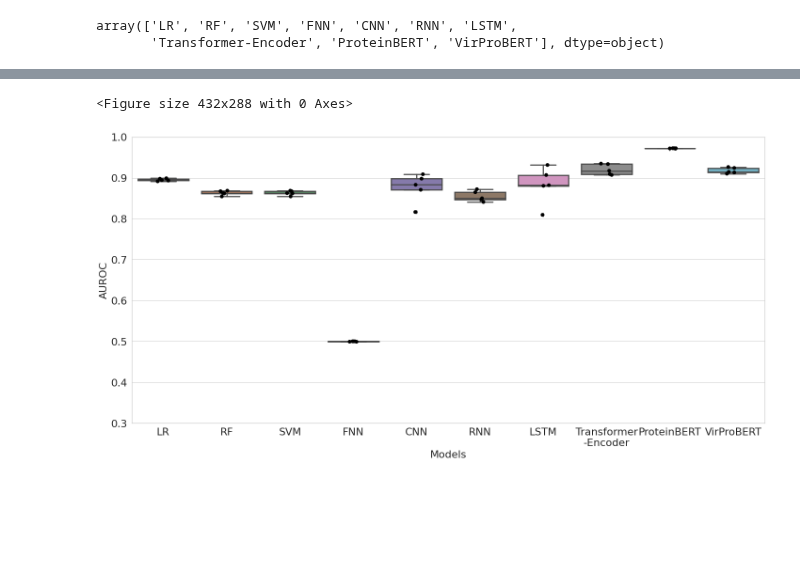
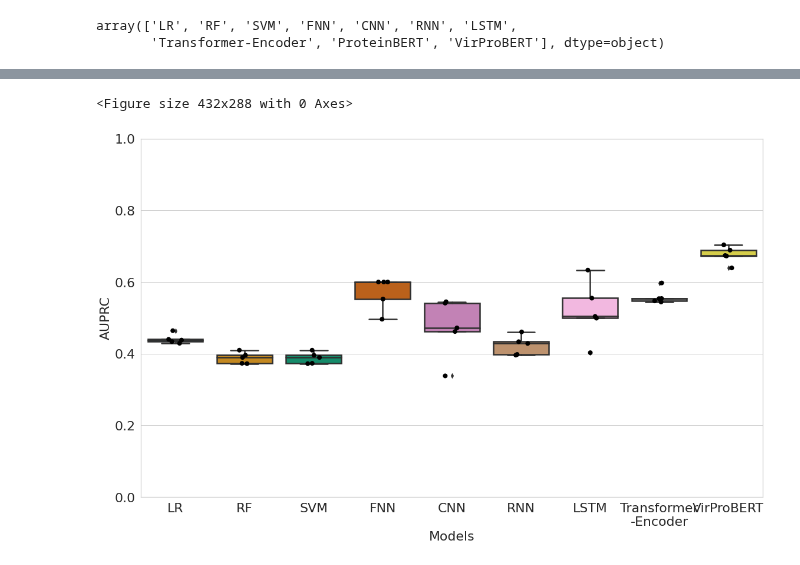
Before and after one commit to NSF-COMPASS-Center/HAVEN, a Jupyter notebook: src/jupyter_notebooks/results-analysis/uniref90/uniref90_embl_all_models_auprc_stats_analysis.ipynb, the cells around one changed output, grey strips where cells are left out. Drawn from its saved outputs; the diff is of its cells as text; code cells hidden in the pictures; blank space fills up the shorter version.

```diff
--- a/src/jupyter_notebooks/results-analysis/uniref90/uniref90_embl_all_models_auprc_stats_analysis.ipynb
+++ b/src/jupyter_notebooks/results-analysis/uniref90/uniref90_embl_all_models_auprc_stats_analysis.ipynb
@@ -125,5 +129,5 @@ df["experiment"].unique()
 array(['LR', 'RF', 'SVM', 'FNN', 'CNN', 'RNN', 'LSTM',
        'Transformer-Encoder', 'ProteinBERT', 'VirProBERT'], dtype=object)
 # %%
-sub_df = df[df["experiment"].isin(["LR", "RF", "SVM", "FNN", "CNN", "RNN", "LSTM", "TF-Enc-(msl2048)", "ProteinBERT", "Hybd-sl256st64-CLS-vs30-AE-BN"])]
+sub_df = df[df["experiment"].isin(["LR", "RF", "SVM", "FNN", "CNN", "RNN", "LSTM", "Transformer-Encoder", "VirProBERT"])]
 sub_df = sub_df.replace({"experiment": {"Hybd-sl256st64-CLS-vs30-AE-BN": "VirProBERT"}})
@@ -204,5 +226,5 @@ def plot_boxplot_w_stat_tests(df, metric, location, ylim):
 # %%
-metric="auroc"
+metric="auprc"
 DEFAULT_FIGURE_CONFIG = {
         "figsize": (20, 10),
         "xtick.labelsize": 22,
@@ -210,35 +232,35 @@ DEFAULT_FIGURE_CONFIG = {
     }
 
 plotting_parameters = {
-    'data':    df,
+    'data':    sub_df,
     'x':       'experiment',
     'y':       metric,
     "linewidth": 2.5,
     #"edgecolor": "black",
     #"linecolor": "black",
 #         "boxprops": {"edgecolor": "black"},
 #         "whiskerprops": {"color": "black"},
 #         "flierprops": {"color": "black"},
 #         "fliersize": 7.0,
 #         "medianprops": {"linewidth": 2.5},
-    'palette': "deep",
+    'palette': "colorblind",
     #"notch": True,
     #"fill": True
 }
 
 visualization_utils.pre_plot_config(DEFAULT_FIGURE_CONFIG)
 ax = sns.boxplot(**plotting_parameters)
-sns.stripplot(data=df, x="experiment", y=metric, ax=ax, color="black", size=8)
+sns.stripplot(data=sub_df, x="experiment", y=metric, ax=ax, color="black", size=8)
 
 ax.set_xlabel("Models", size=22, labelpad=5)
 ax.set_ylabel(metric.upper(), size=22)
 visualization_utils.wrap_ticklabels(ax, axis="x", label_width=11, break_long_words=True)
-ax.set_ylim(0.3, 1)
+ax.set_ylim(0., 1)
 
 plt.tight_layout()
 plt.savefig(os.path.join(os.getcwd(), "..", "..", "..", "..", f"output/visualization/temp_new/host_multi_all_models_{metric}_boxplot.pdf"), bbox_inches="tight")
 #plt.savefig(os.path.join(os.getcwd(), "..", "..", "..", "..", "..", f"output/visualization/uniref90/20240517/host_multi_all_models/host_multi_all_models_{metric}_boxplot_stat.pdf"), bbox_inches="tight")
 plt.show()
 # %% [output]
 <Figure size 432x288 with 0 Axes>
-[figure, old version]
+[figure, new version]
```
Also changed, not shown: parts of 5 cells of this notebook, 4 other files.
